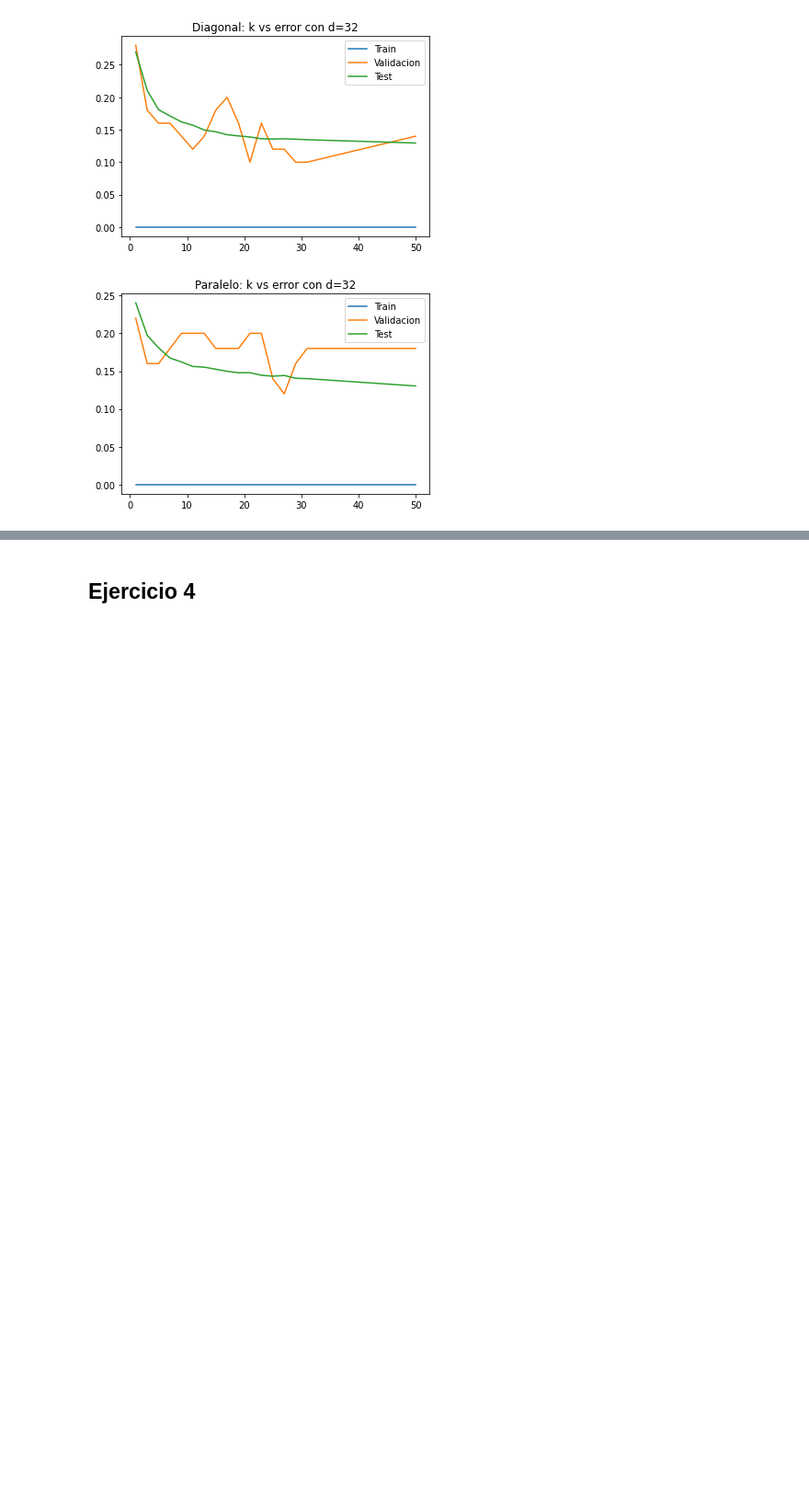
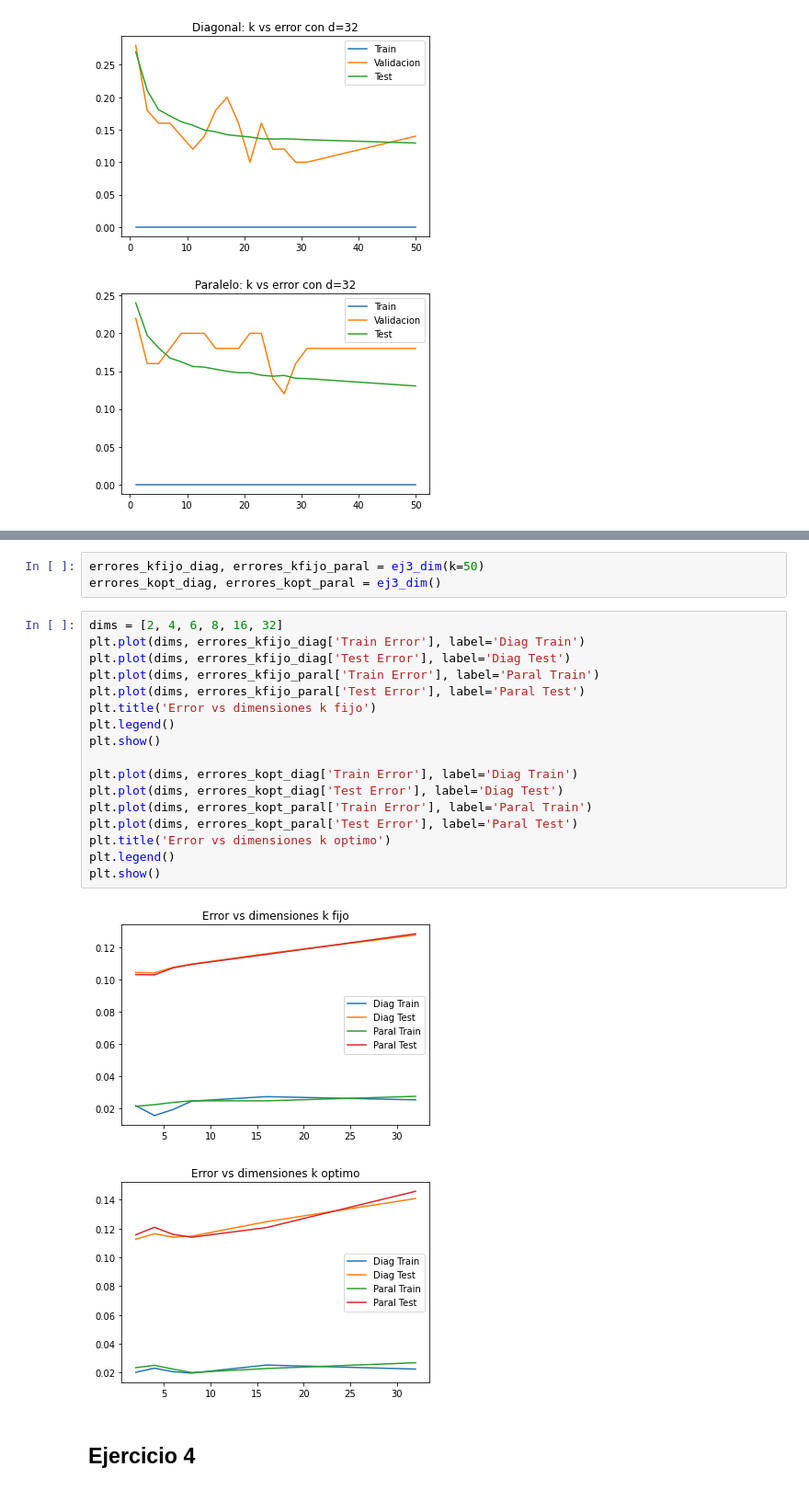
Before and after one commit to natimellino/IAA, a Jupyter notebook: TP4/tp4.ipynb, the cells around one changed output, grey strips where cells are left out. Shown at 92% size. Saved outputs shown, nothing was run; the diff lists cells and outputs as text; blank space fills up the shorter version.

```diff
--- a/TP4/tp4.ipynb
+++ b/TP4/tp4.ipynb
@@ -436,3 +542,26 @@ graficar_errores(
+# %%
+errores_kfijo_diag, errores_kfijo_paral = ej3_dim(k=50)
+errores_kopt_diag, errores_kopt_paral = ej3_dim()
+# %%
+dims = [2, 4, 6, 8, 16, 32]
+plt.plot(dims, errores_kfijo_diag['Train Error'], label='Diag Train')
+plt.plot(dims, errores_kfijo_diag['Test Error'], label='Diag Test')
+plt.plot(dims, errores_kfijo_paral['Train Error'], label='Paral Train')
+plt.plot(dims, errores_kfijo_paral['Test Error'], label='Paral Test')
+plt.title('Error vs dimensiones k fijo')
+plt.legend()
+plt.show()
+
+plt.plot(dims, errores_kopt_diag['Train Error'], label='Diag Train')
+plt.plot(dims, errores_kopt_diag['Test Error'], label='Diag Test')
+plt.plot(dims, errores_kopt_paral['Train Error'], label='Paral Train')
+plt.plot(dims, errores_kopt_paral['Test Error'], label='Paral Test')
+plt.title('Error vs dimensiones k optimo')
+plt.legend()
+plt.show()
+# %% [output]
+[figure, added]
+[figure, added]
 # %% [markdown]
 ## Ejercicio 4
 # %%
```
Also changed, not shown: parts of 5 cells of this notebook.
